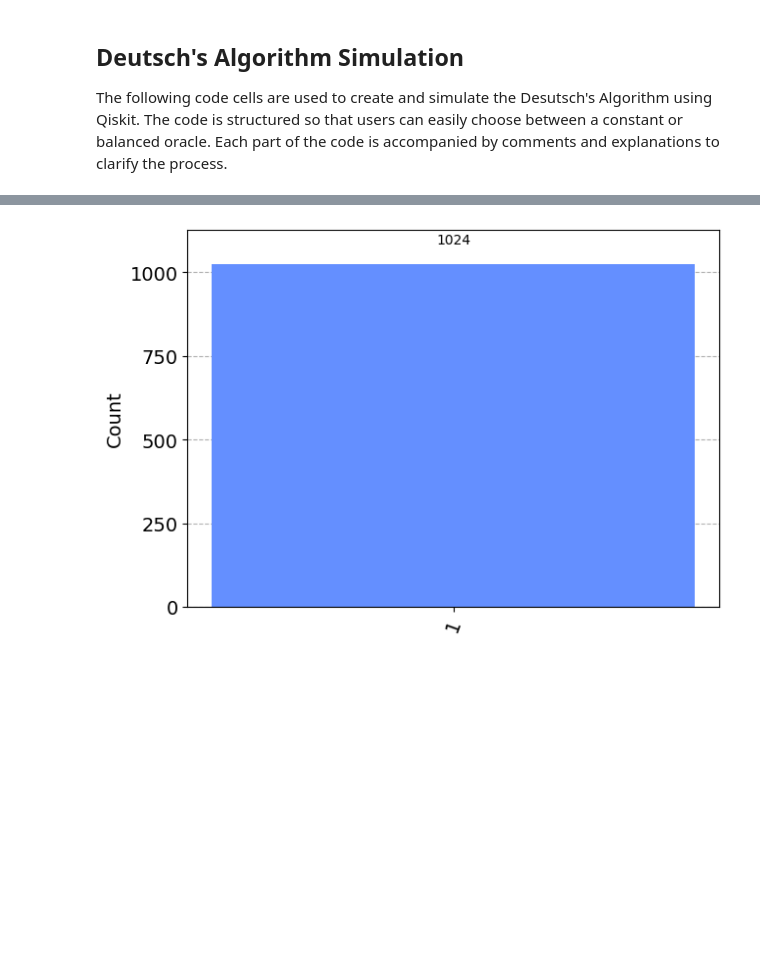
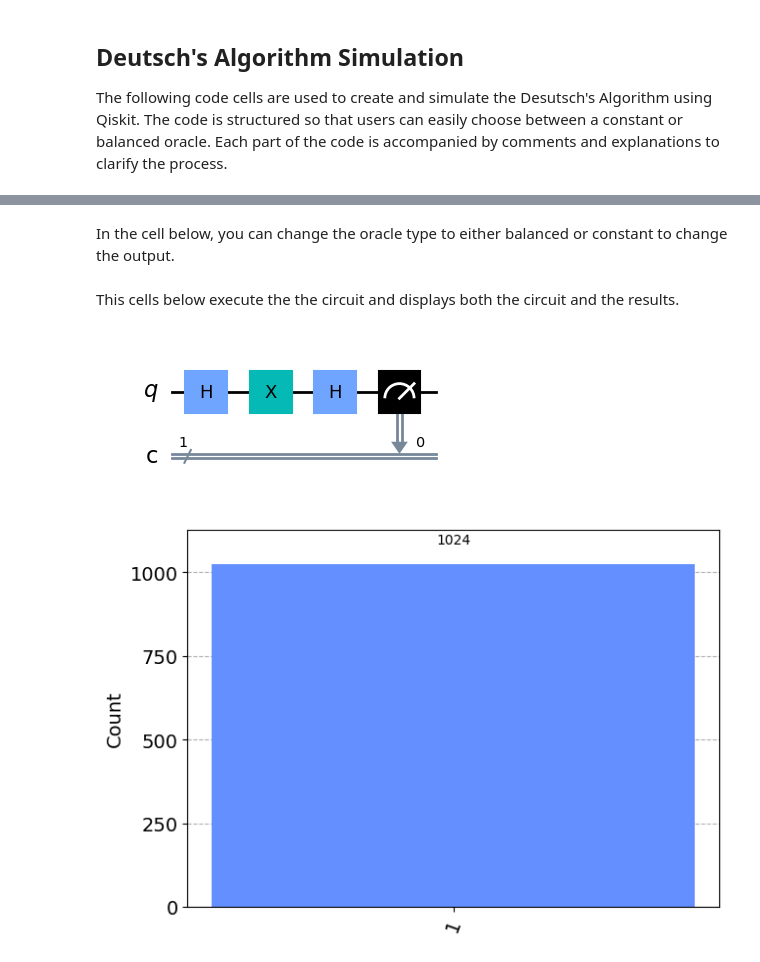
Before and after one commit to The-Mad-Ryanosaurus/Emerging-Technologies, a Jupyter notebook: project.ipynb, the cells around one changed output, grey strips where cells are left out. Drawn from its saved outputs; the diff is of its cells as text; code cells hidden in the pictures; blank space fills up the shorter version.

```diff
--- a/project.ipynb
+++ b/project.ipynb
@@ -407,9 +417,18 @@ def deutsch_algorithm(oracle_type='balanced'):
     qc.measure(0, 0)
 
     return qc
+# %% [markdown]
+In the cell below, you can change the oracle type to either balanced or constant to change the output.
 # %%
 # Choose the type of oracle: 'balanced' or 'constant'
 oracle_type = 'balanced'  # Change to 'constant' to use the constant oracle
+# %% [markdown]
+This cells below execute the the circuit and displays both the circuit and the results.
+# %%
+# Display the quantum circuit
+qc.draw('mpl')
+# %% [output]
+[figure, added]
 # %%
 qc = deutsch_algorithm(oracle_type)
 simulator = Aer.get_backend('qasm_simulator')
```
Also changed, not shown: parts of 6 cells of this notebook, 1 other file.
